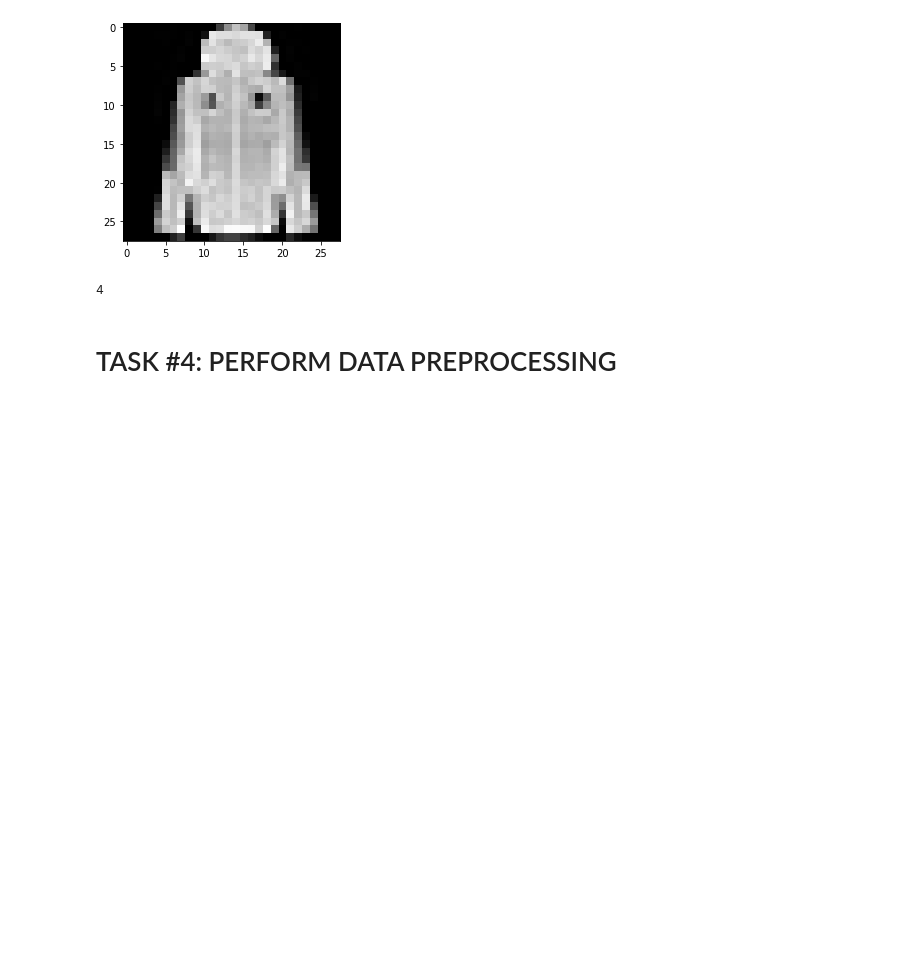
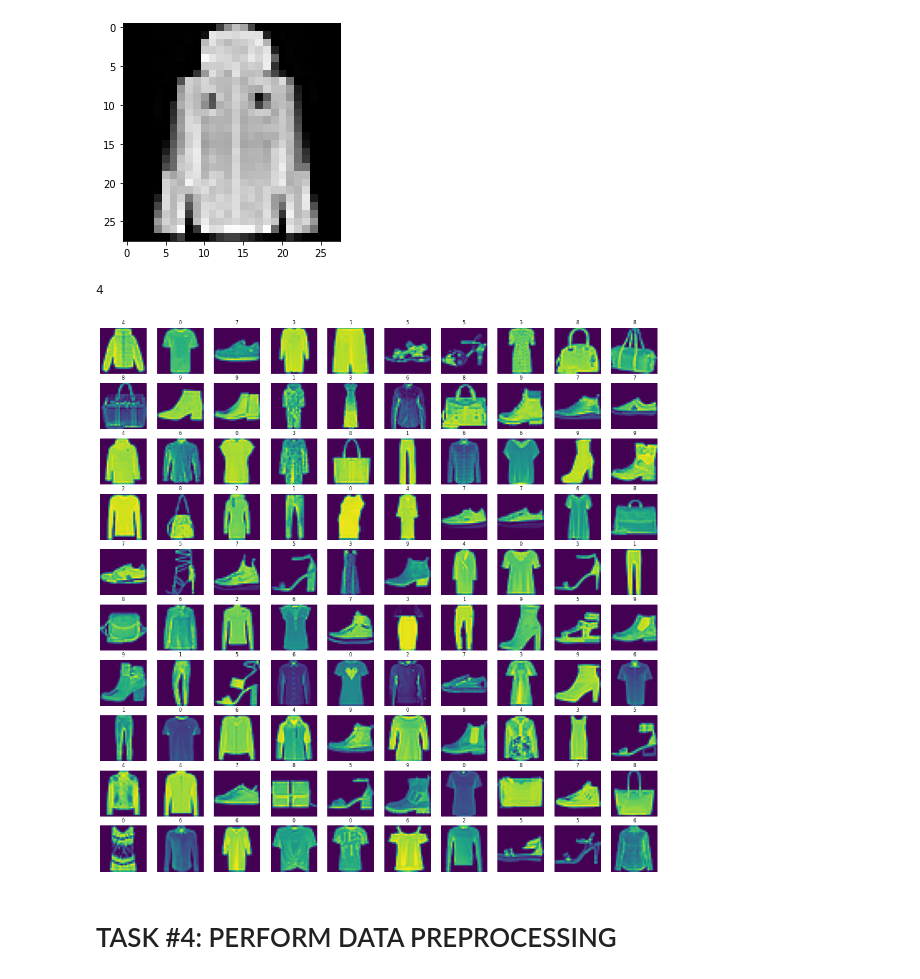
Before and after one commit to chinmay-sh/Image_denoising-keras, a Jupyter notebook: ImageDenoising.ipynb, the cells around one changed output. Drawn from its saved outputs; the diff is of its cells as text; code cells hidden in the pictures; blank space fills up the shorter version.

```diff
--- a/ImageDenoising.ipynb
+++ b/ImageDenoising.ipynb
@@ -68,20 +68,27 @@ label
 # %%
 # Let's view more images in a grid format
 # Define the dimensions of the plot grid
-W_grid = 15
-L_grid = 15
+W_grid = 10
+L_grid = 10
 
 # fig, axes = plt.subplots(L_grid, W_grid)
 # subplot return the figure object and axes object
 # we can use the axes object to plot specific figures at various locations
 
 fig, axes = plt.subplots(L_grid, W_grid, figsize = (17,17))
 
 axes = axes.ravel() # flaten the 15 x 15 matrix into 225 array
 
 n_training = len(X_train) # get the length of the training dataset
 
 # Select a random number from 0 to n_training
+for i in np.arange(0,W_grid * L_grid):
+  index = np.random.randint(0,n_training)
+  axes[i].imshow(X_train[index])
+  axes[i].set_title(y_train[index], fontsize = 8)
+  axes[i].axis('off')
+# %% [output]
+[figure, added]
 # %% [markdown]
 # TASK #4: PERFORM DATA PREPROCESSING
 # %%
```
